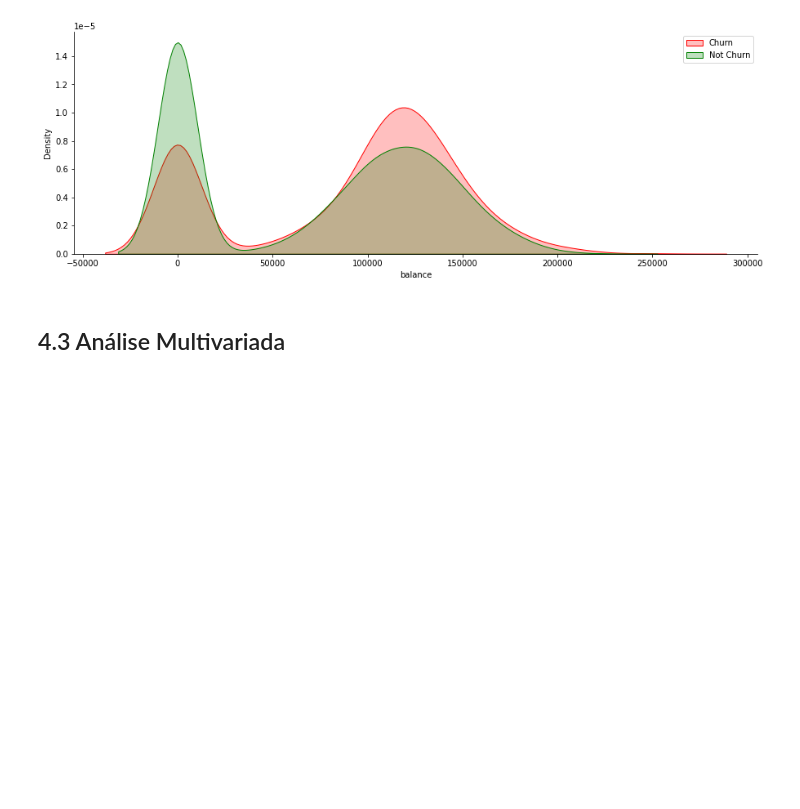
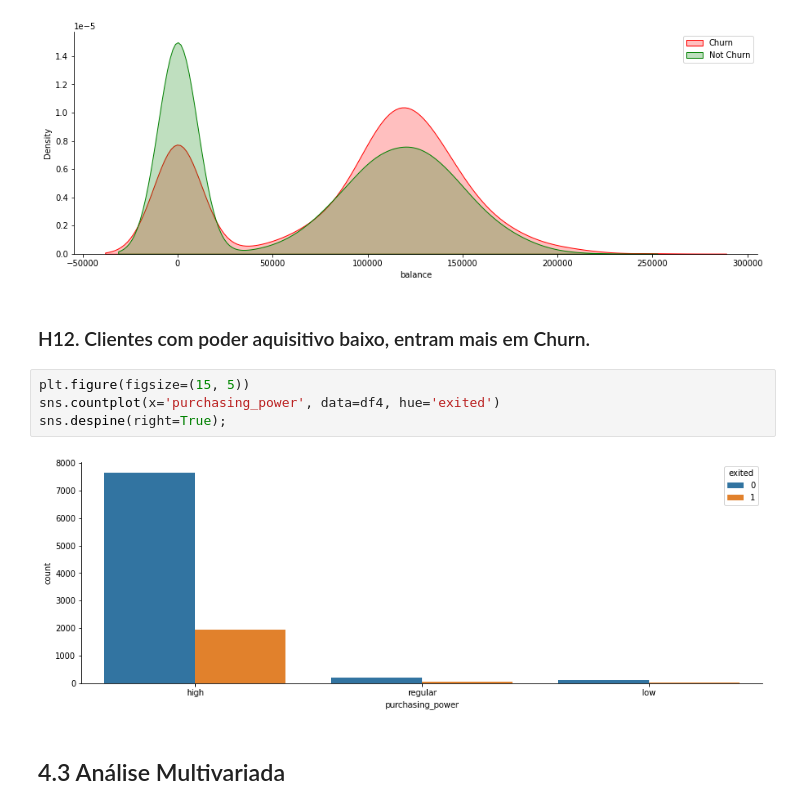
Before and after one commit to Jhonatanslopes/Bank-Customer-Churn, a Jupyter notebook: Notebook/notebook.ipynb, the cells around one changed output. Saved outputs shown, nothing was run; the diff lists cells and outputs as text; blank space fills up the shorter version.

```diff
--- a/Notebook/notebook.ipynb
+++ b/Notebook/notebook.ipynb
@@ -686,6 +696,14 @@ sns.despine(right=True)
 plt.legend();
 # %% [output]
 [figure]
+# %% [markdown]
+### H12. Clientes com poder aquisitivo baixo, entram mais em Churn.
+# %%
+plt.figure(figsize=(15, 5))
+sns.countplot(x='purchasing_power', data=df4, hue='exited')
+sns.despine(right=True);
+# %% [output]
+[figure, added]
 # %% [markdown]
 ## 4.3 Análise Multivariada
 # %% [markdown]
```
Also changed, not shown: parts of 47 cells of this notebook.
